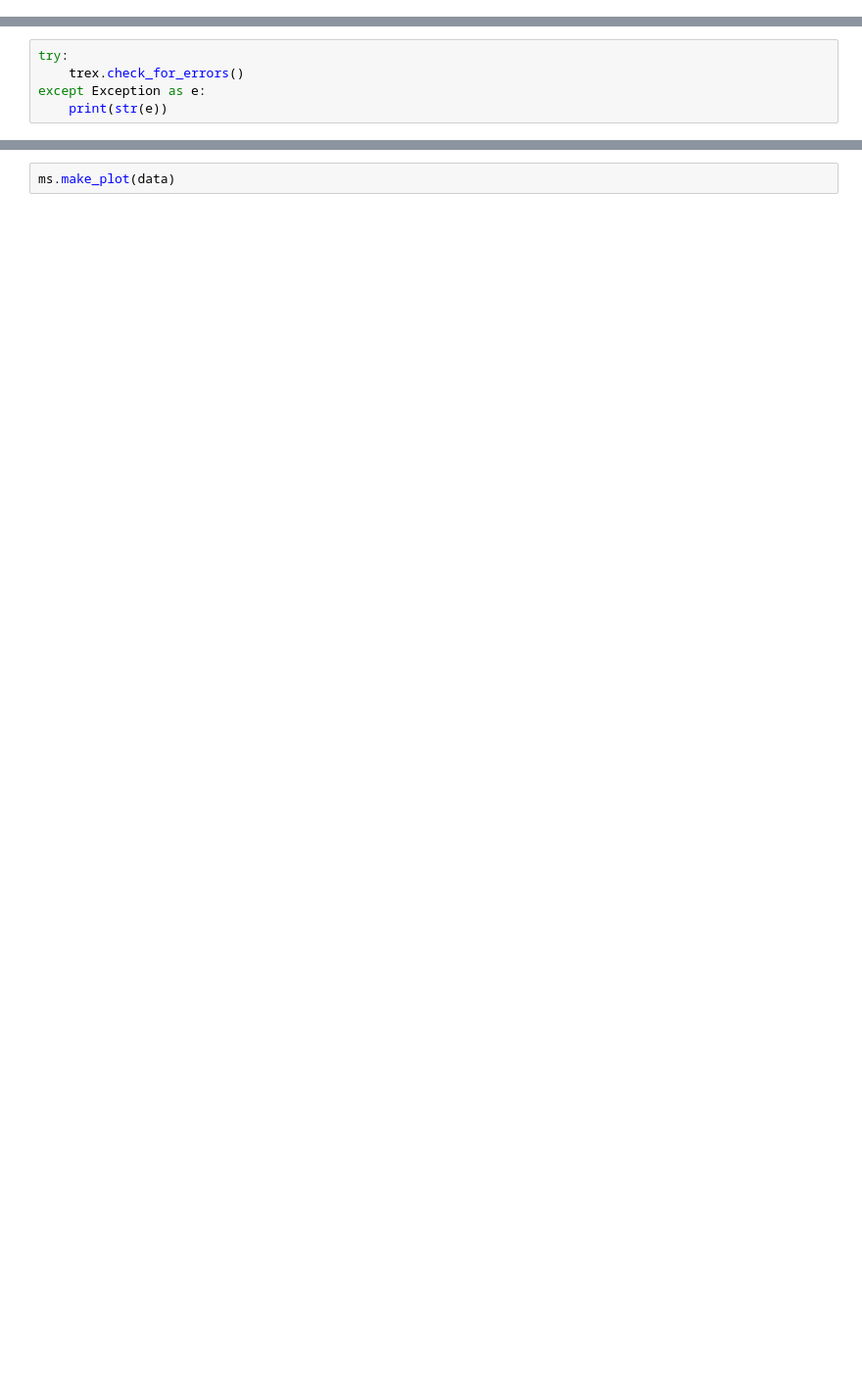
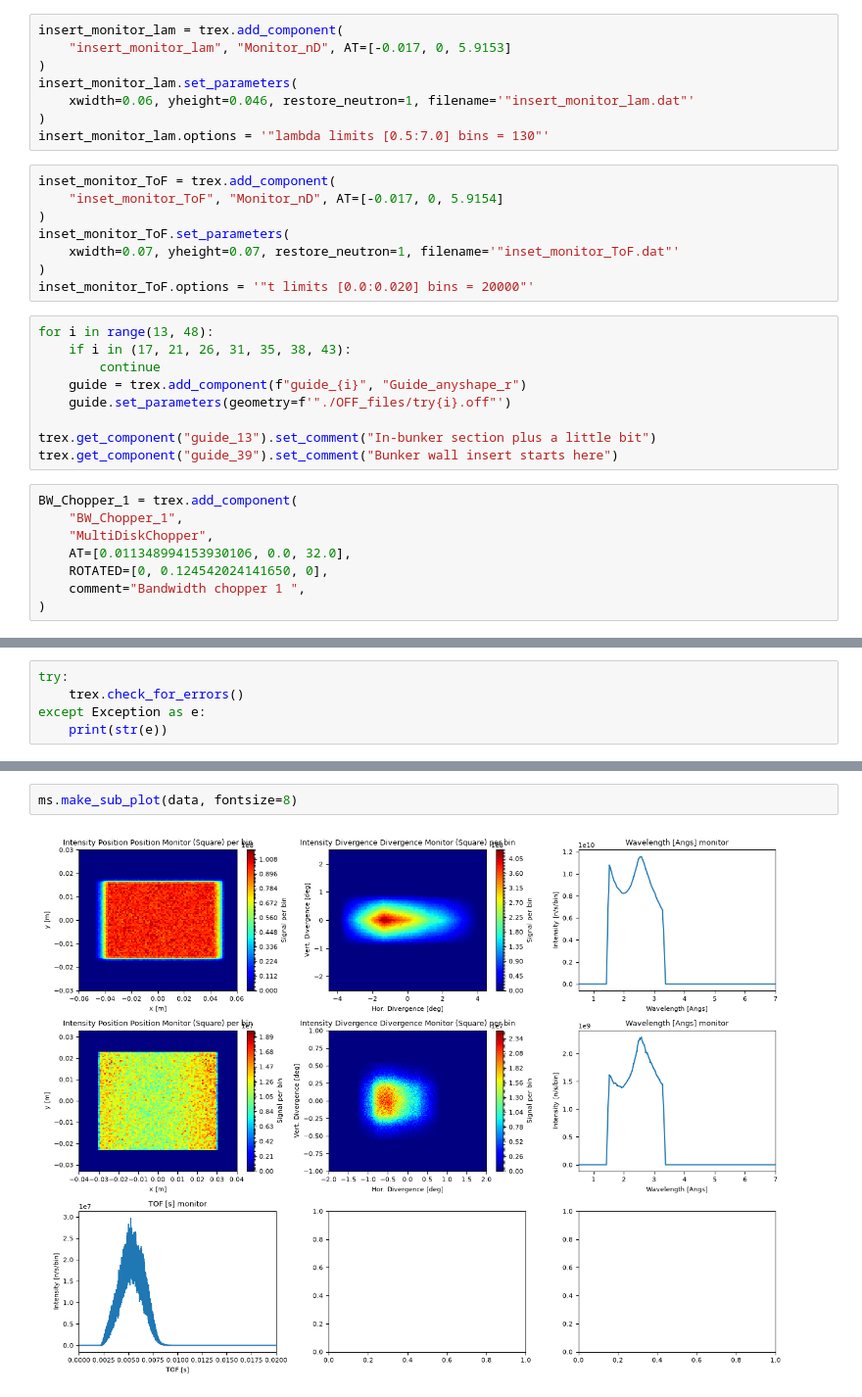
Before and after one commit to bingli621/md_norm, a Jupyter notebook: instrument/trex.ipynb, the cells around one changed output, grey strips where cells are left out. Shown at 98% size. Cells and saved outputs as stored; diff of their text form; blank space fills up the shorter version.

Commit message:
WIP McStas Script for TREX

```diff
--- a/instrument/trex.ipynb
+++ b/instrument/trex.ipynb
@@ -70,0 +197,33 @@ for i in range(9):
+# %%
+insert_monitor_lam = trex.add_component(
+    "insert_monitor_lam", "Monitor_nD", AT=[-0.017, 0, 5.9153]
+)
+insert_monitor_lam.set_parameters(
+    xwidth=0.06, yheight=0.046, restore_neutron=1, filename='"insert_monitor_lam.dat"'
+)
+insert_monitor_lam.options = '"lambda limits [0.5:7.0] bins = 130"'
+# %%
+inset_monitor_ToF = trex.add_component(
+    "inset_monitor_ToF", "Monitor_nD", AT=[-0.017, 0, 5.9154]
+)
+inset_monitor_ToF.set_parameters(
+    xwidth=0.07, yheight=0.07, restore_neutron=1, filename='"inset_monitor_ToF.dat"'
+)
+inset_monitor_ToF.options = '"t limits [0.0:0.020] bins = 20000"'
+# %%
+for i in range(13, 48):
+    if i in (17, 21, 26, 31, 35, 38, 43):
+        continue
+    guide = trex.add_component(f"guide_{i}", "Guide_anyshape_r")
+    guide.set_parameters(geometry=f'"./OFF_files/try{i}.off"')
+
+trex.get_component("guide_13").set_comment("In-bunker section plus a little bit")
+trex.get_component("guide_39").set_comment("Bunker wall insert starts here")
+# %%
+BW_Chopper_1 = trex.add_component(
+    "BW_Chopper_1",
+    "MultiDiskChopper",
+    AT=[0.011348994153930106, 0.0, 32.0],
+    ROTATED=[0, 0.124542024141650, 0],
+    comment="Bandwidth chopper 1 ",
+)
@@ -80,4 +292,6 @@ print(data)
 # %%
-ms.make_plot(data)
+ms.make_sub_plot(data, fontsize=8)
+# %% [output]
+[figure, added]
 # %%
 trex.show_diagram()
```
Also changed, not shown: parts of 23 cells of this notebook, 5 other files.
